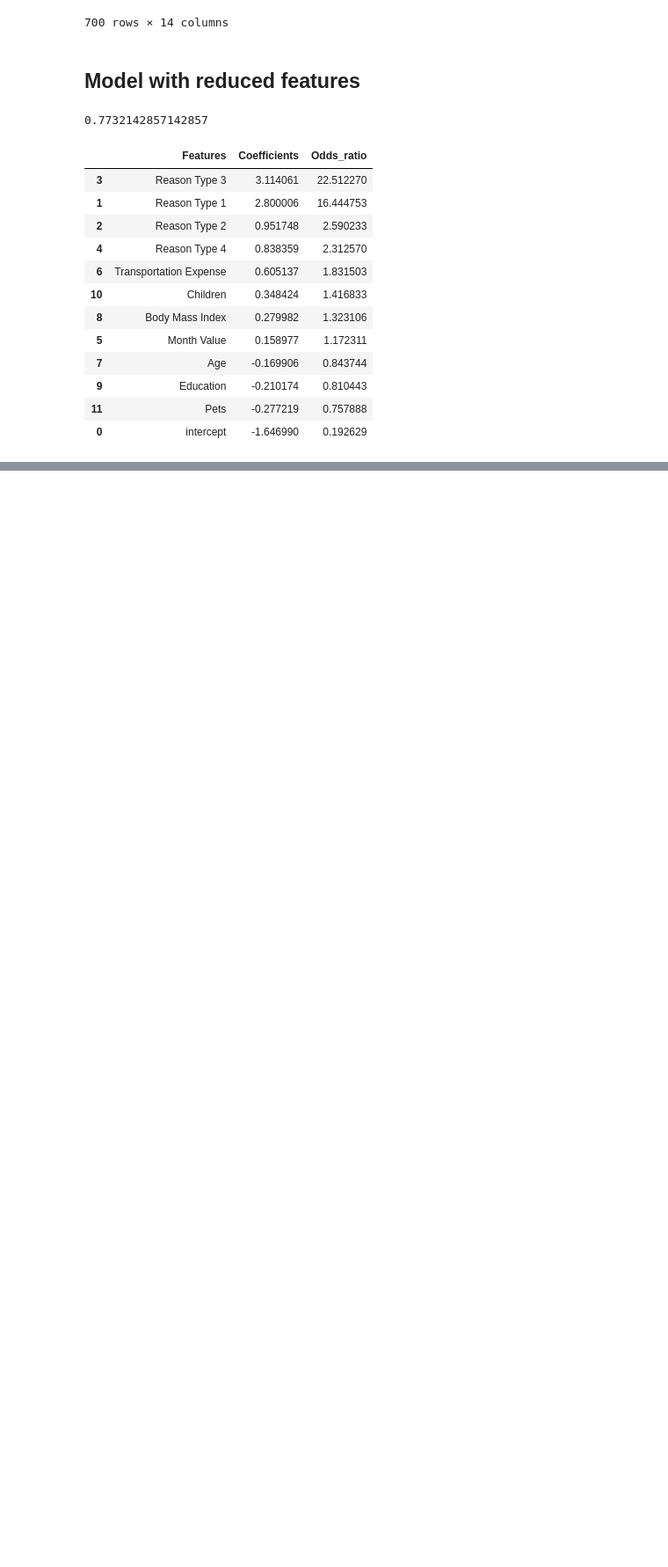
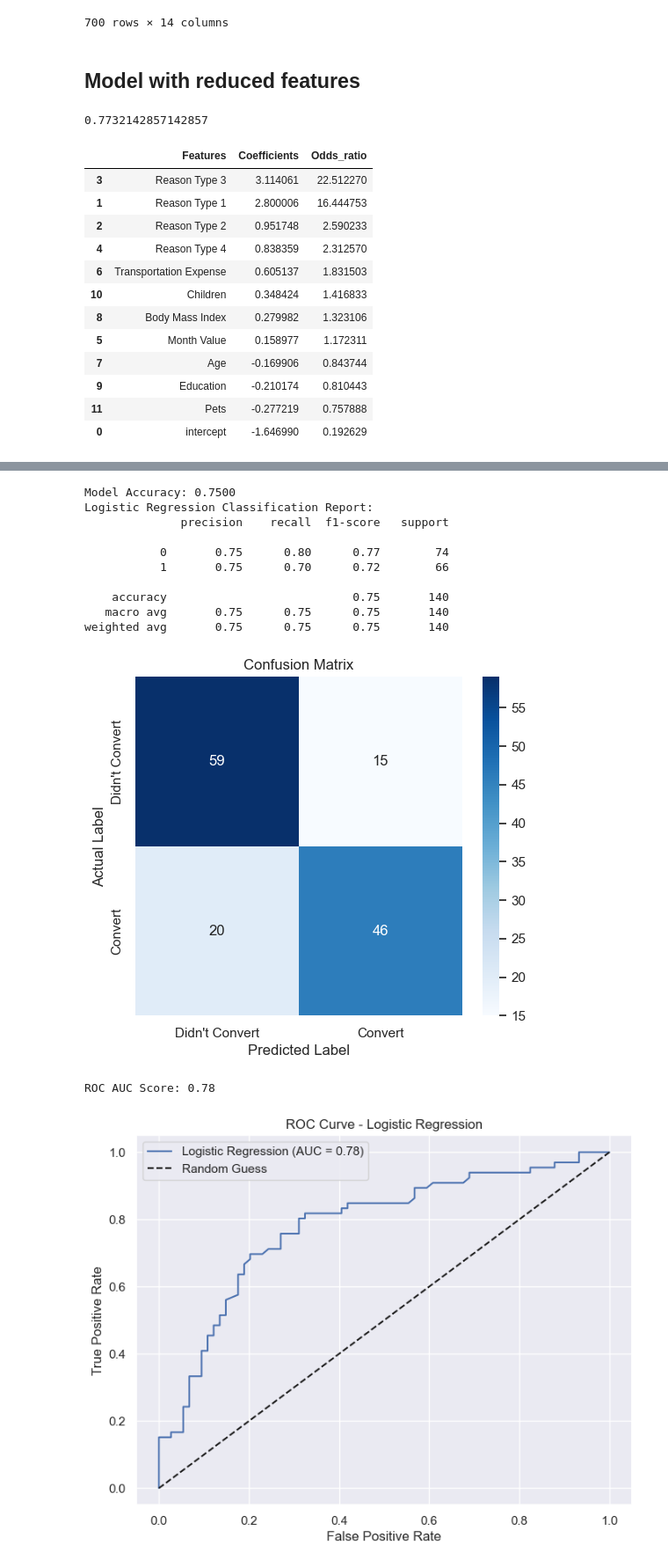
Before and after one commit to joseph-ishola/Employee-Absenteeism, a Jupyter notebook: log_reg.ipynb, the cells around one changed output, grey strips where cells are left out. Shown at 88% size. Drawn from its saved outputs; the diff is of its cells as text; code cells hidden in the pictures; blank space fills up the shorter version.

Commit message:
test the model, save model and scaler

```diff
--- a/log_reg.ipynb
+++ b/log_reg.ipynb
@@ -932,0 +986,48 @@ summary_table.sort_values(['Odds_ratio'], ascending=False)
+# %%
+from sklearn.metrics import classification_report, confusion_matrix, roc_auc_score, roc_curve, accuracy_score
+
+# Predict on the test set
+y_pred_lr = model.predict(x_test)
+y_pred_prob_lr = model.predict_proba(x_test)[:, 1]
+
+# Evaluate the Logistic Regression model
+accuracy = accuracy_score(y_test, y_pred_lr)
+
+print(f"Model Accuracy: {accuracy:.4f}")
+print("Logistic Regression Classification Report:")
+print(classification_report(y_test, y_pred_lr))
+
+# Confusion Matrix Visualization
+plt.figure(figsize=(6,5))
+sns.heatmap(confusion_matrix(y_test, y_pred_lr), annot=True, fmt="d", cmap="Blues", xticklabels=["Didn't Convert", "Convert"], yticklabels=["Didn't Convert", "Convert"])
+plt.xlabel("Predicted Label")
+plt.ylabel("Actual Label")
+plt.title("Confusion Matrix")
+plt.show()
+
+print("ROC AUC Score: {:.2f}".format(roc_auc_score(y_test, y_pred_prob_lr)))
+
+# Plot ROC Curve for Logistic Regression
+fpr_lr, tpr_lr, _ = roc_curve(y_test, y_pred_prob_lr)
+plt.figure(figsize=(8, 6))
+plt.plot(fpr_lr, tpr_lr, label='Logistic Regression (AUC = {:.2f})'.format(roc_auc_score(y_test, y_pred_prob_lr)))
+plt.plot([0, 1], [0, 1], 'k--', label='Random Guess')
+plt.xlabel('False Positive Rate')
+plt.ylabel('True Positive Rate')
+plt.title('ROC Curve - Logistic Regression')
+plt.legend()
+plt.show()
+# %% [output]
+Model Accuracy: 0.7500
+Logistic Regression Classification Report:
+              precision    recall  f1-score   support
+
+           0       0.75      0.80      0.77        74
+           1       0.75      0.70      0.72        66
+
+    accuracy                           0.75       140
+   macro avg       0.75      0.75      0.75       140
+weighted avg       0.75      0.75      0.75       140
+[figure, added]
+ROC AUC Score: 0.78
+[figure, added]
```
Also changed, not shown: parts of 11 cells of this notebook, 3 other files.
